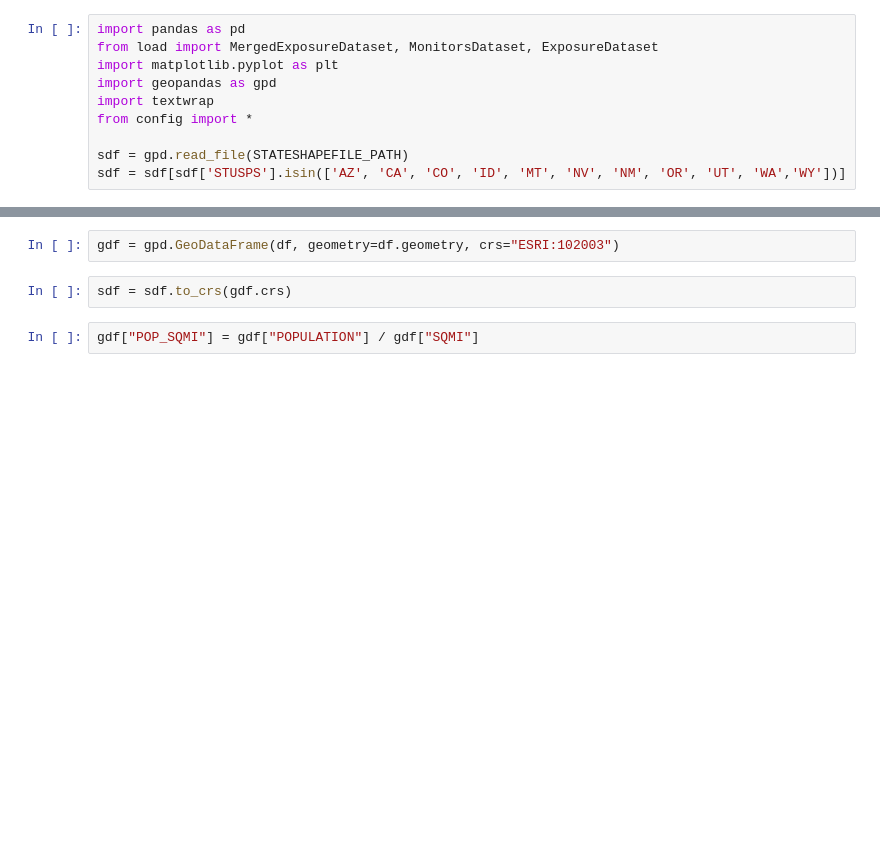
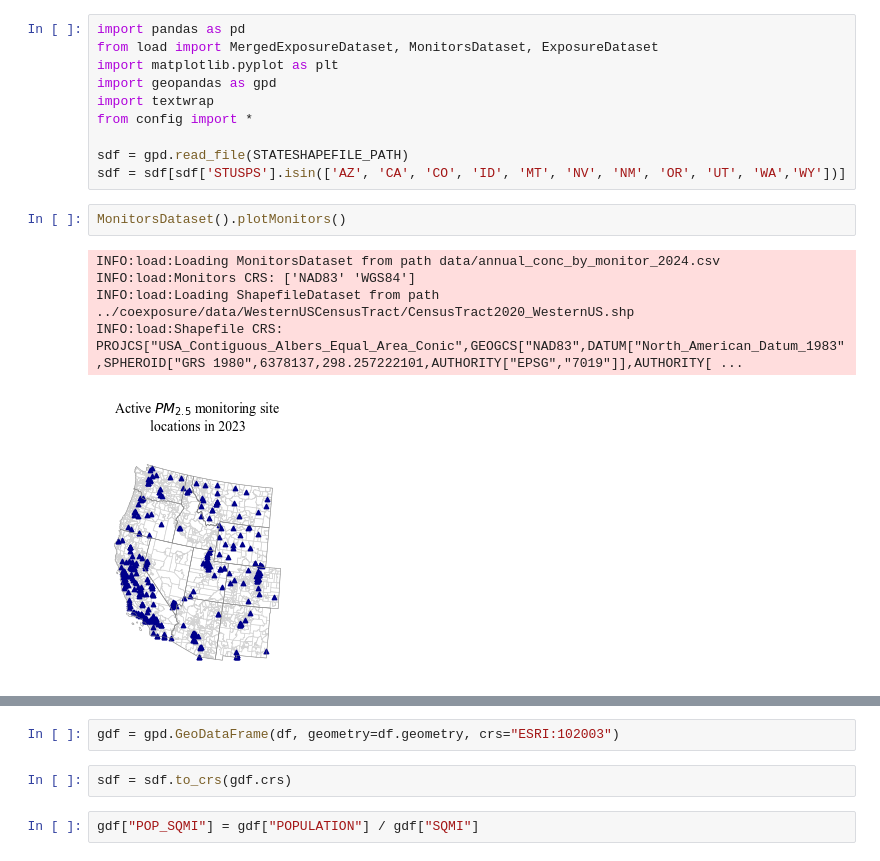
Before and after one commit to atrisovic/wildfire-monitors, a Jupyter notebook: plots.ipynb, the cells around one changed output, grey strips where cells are left out. Drawn from its saved outputs; the diff is of its cells as text; blank space fills up the shorter version.

```diff
--- a/plots.ipynb
+++ b/plots.ipynb
@@ -8,6 +8,14 @@ from config import *
 
 sdf = gpd.read_file(STATESHAPEFILE_PATH)
 sdf = sdf[sdf['STUSPS'].isin(['AZ', 'CA', 'CO', 'ID', 'MT', 'NV', 'NM', 'OR', 'UT', 'WA','WY'])]
+# %%
+MonitorsDataset().plotMonitors()
+# %% [output]
+INFO:load:Loading MonitorsDataset from path data/annual_conc_by_monitor_2024.csv
+INFO:load:Monitors CRS: ['NAD83' 'WGS84']
+INFO:load:Loading ShapefileDataset from path ../coexposure/data/WesternUSCensusTract/CensusTract2020_WesternUS.shp
+INFO:load:Shapefile CRS: PROJCS["USA_Contiguous_Albers_Equal_Area_Conic",GEOGCS["NAD83",DATUM["North_American_Datum_1983",SPHEROID["GRS 1980",6378137,298.257222101,AUTHORITY["EPSG","7019"]],AUTHORITY[ ...
+[figure, added]
 # %%
 df = MergedExposureDataset(reload=True).getMergedExposure()
 # %% [output]
```
Also changed, not shown: parts of 10 cells of this notebook.
